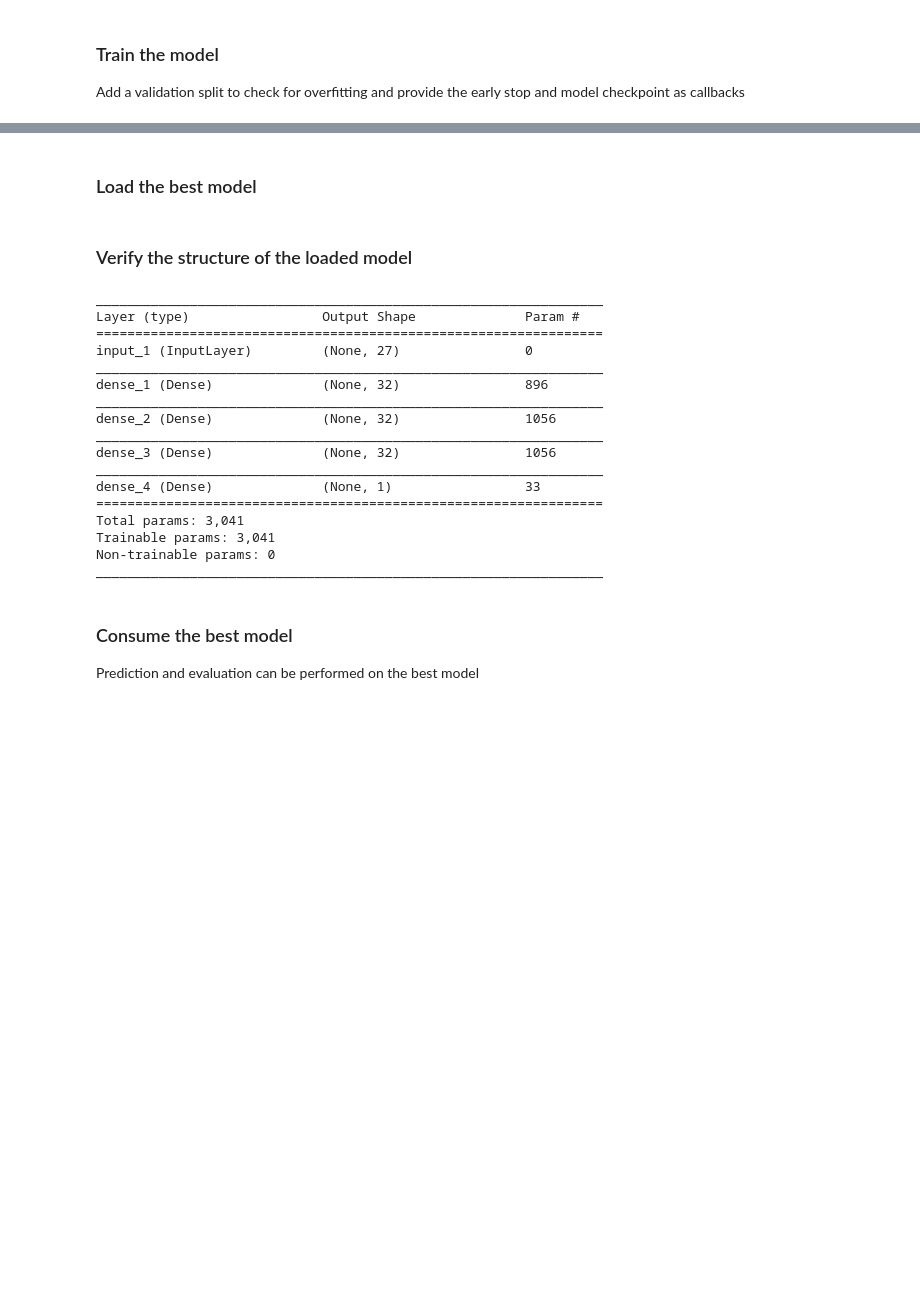
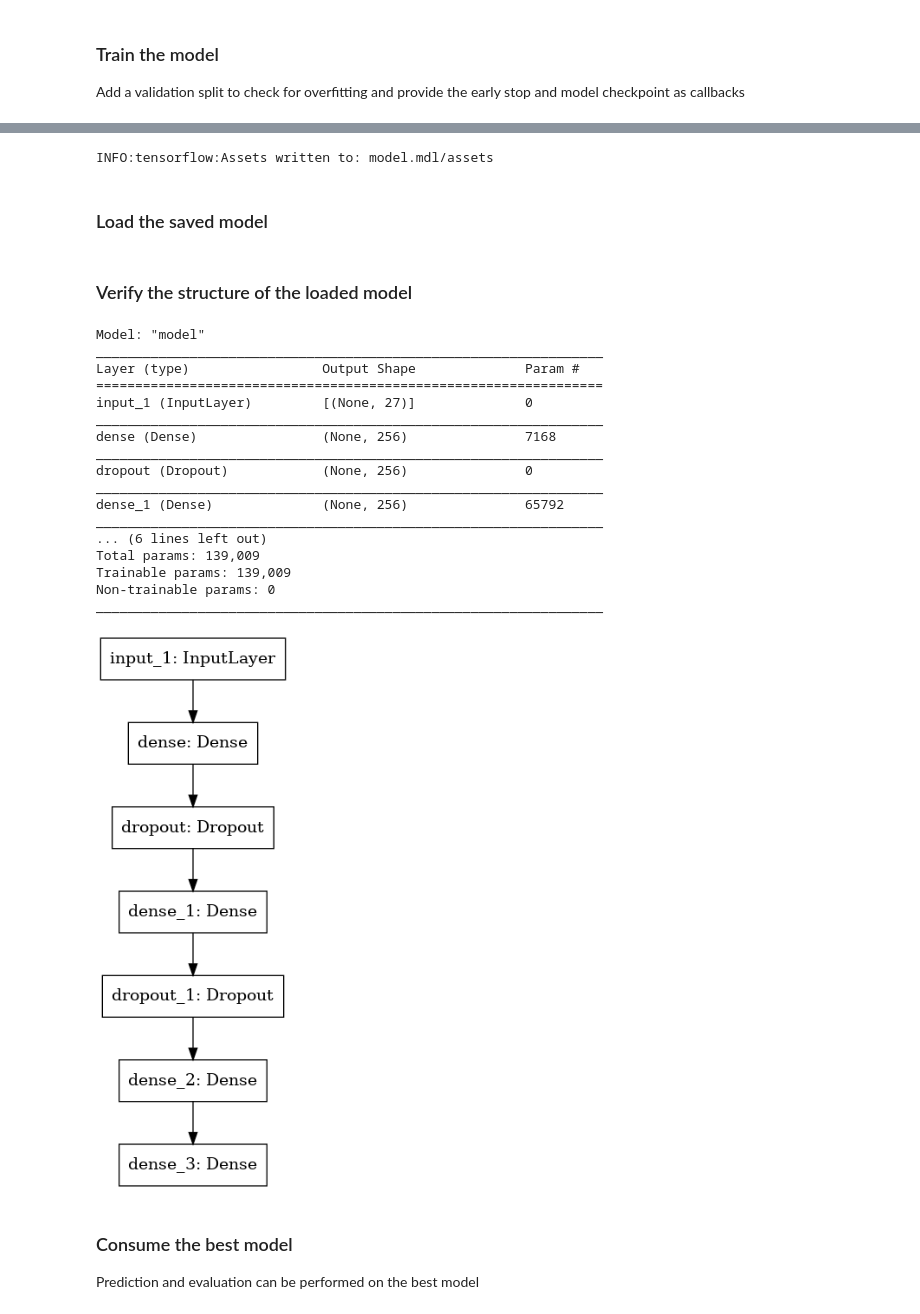
Before and after one commit to baluyotraf/lecture-neural-networks, a Jupyter notebook: demo/03_Dense_Networks.ipynb, the cells around one changed output, grey strips where cells are left out. Cells and saved outputs as stored; diff of their text form; code cells hidden in the pictures; blank space fills up the shorter version.

```diff
--- a/demo/03_Dense_Networks.ipynb
+++ b/demo/03_Dense_Networks.ipynb
@@ -177,2 +208,7 @@ Epoch 13/100
+# %%
+SAVED_MODEL_PATH = 'model.mdl'
+model.save(SAVED_MODEL_PATH)
+# %% [output]
+INFO:tensorflow:Assets written to: model.mdl/assets
 # %% [markdown]
-### Load the best model
+### Load the saved model
@@ -181,25 +215,31 @@ best_model = load_model(BEST_MODEL_PATH)
+# %%
+saved_model = tf.keras.models.load_model(SAVED_MODEL_PATH)
 # %% [markdown]
 ### Verify the structure of the loaded model
 # %%
-best_model.summary()
+saved_model.summary()
 # %% [output]
+Model: "model"
 _________________________________________________________________
 Layer (type)                 Output Shape              Param #
 =================================================================
-input_1 (InputLayer)         (None, 27)                0
+input_1 (InputLayer)         [(None, 27)]              0
 _________________________________________________________________
-dense_1 (Dense)              (None, 32)                896
+dense (Dense)                (None, 256)               7168
 _________________________________________________________________
-dense_2 (Dense)              (None, 32)                1056
+dropout (Dropout)            (None, 256)               0
 _________________________________________________________________
-dense_3 (Dense)              (None, 32)                1056
+dense_1 (Dense)              (None, 256)               65792
 _________________________________________________________________
-dense_4 (Dense)              (None, 1)                 33
-=================================================================
-Total params: 3,041
-Trainable params: 3,041
+... (6 lines left out)
+Total params: 139,009
+Trainable params: 139,009
 Non-trainable params: 0
 _________________________________________________________________
+# %%
+tf.keras.utils.plot_model(saved_model)
+# %% [output]
+[figure, added]
 # %% [markdown]
 ### Consume the best model
 
```
Also changed, not shown: parts of 23 cells of this notebook.
